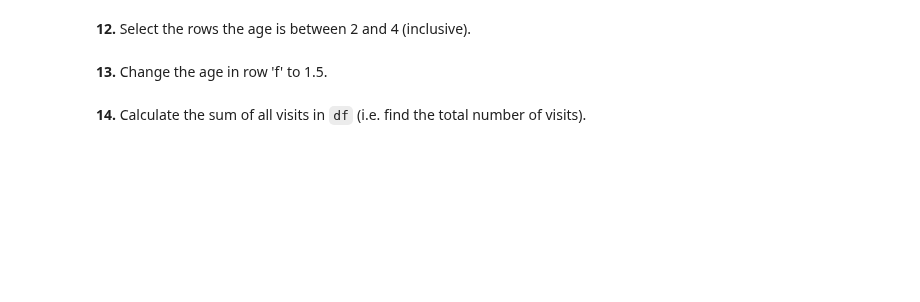
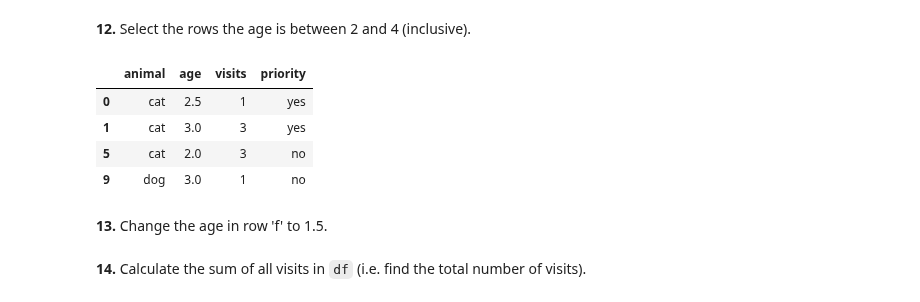
Before and after one commit to Voldek404/High-school-of-programming, a Jupyter notebook: Pandas/100-pandas-puzzles.ipynb, the cells around one changed output. Cells and saved outputs as stored; diff of their text form; code cells hidden in the pictures; blank space fills up the shorter version.

```diff
--- a/Pandas/100-pandas-puzzles.ipynb
+++ b/Pandas/100-pandas-puzzles.ipynb
@@ -84,4 +168,12 @@ df = # (complete this line of code)
 # %% [markdown]
 **12.** Select the rows the age is between 2 and 4 (inclusive).
+# %%
+df.loc[(df["age"] >= 2) & (df["age"] <= 4)]
+# %% [output]
+|  | animal | age | visits | priority |
+| 0 | cat | 2.5 | 1 | yes |
+| 1 | cat | 3.0 | 3 | yes |
+| 5 | cat | 2.0 | 3 | no |
+| 9 | dog | 3.0 | 1 | no |
 # %% [markdown]
 **13.** Change the age in row 'f' to 1.5.
```
Also changed, not shown: parts of 13 cells of this notebook.
